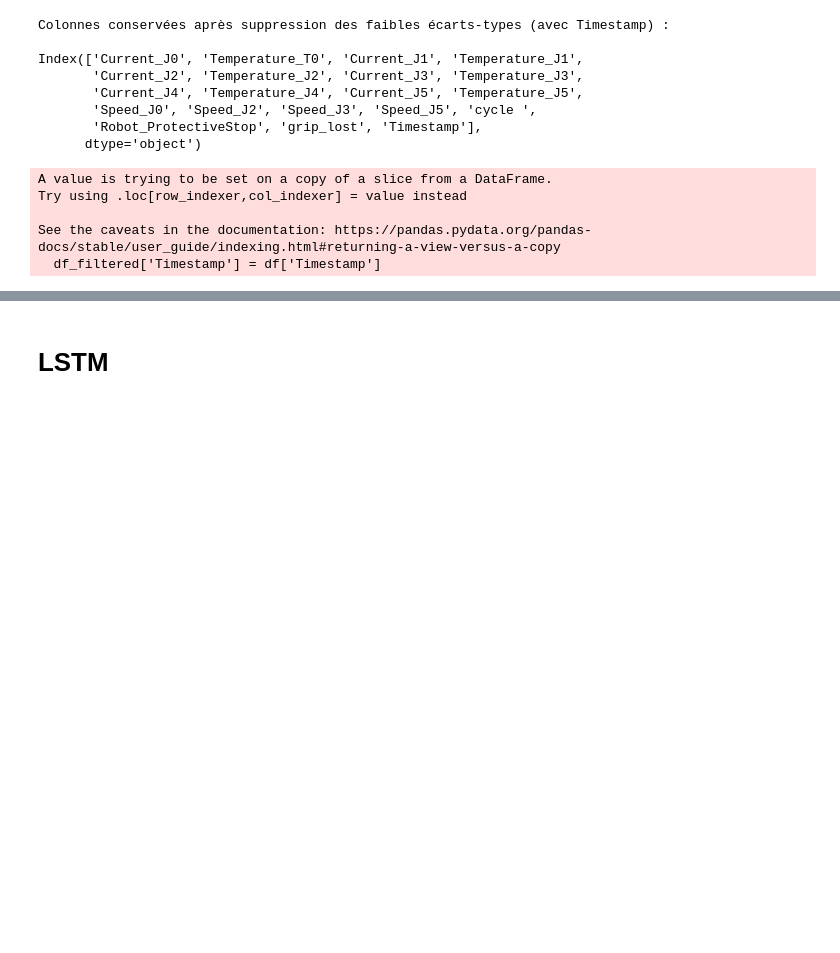
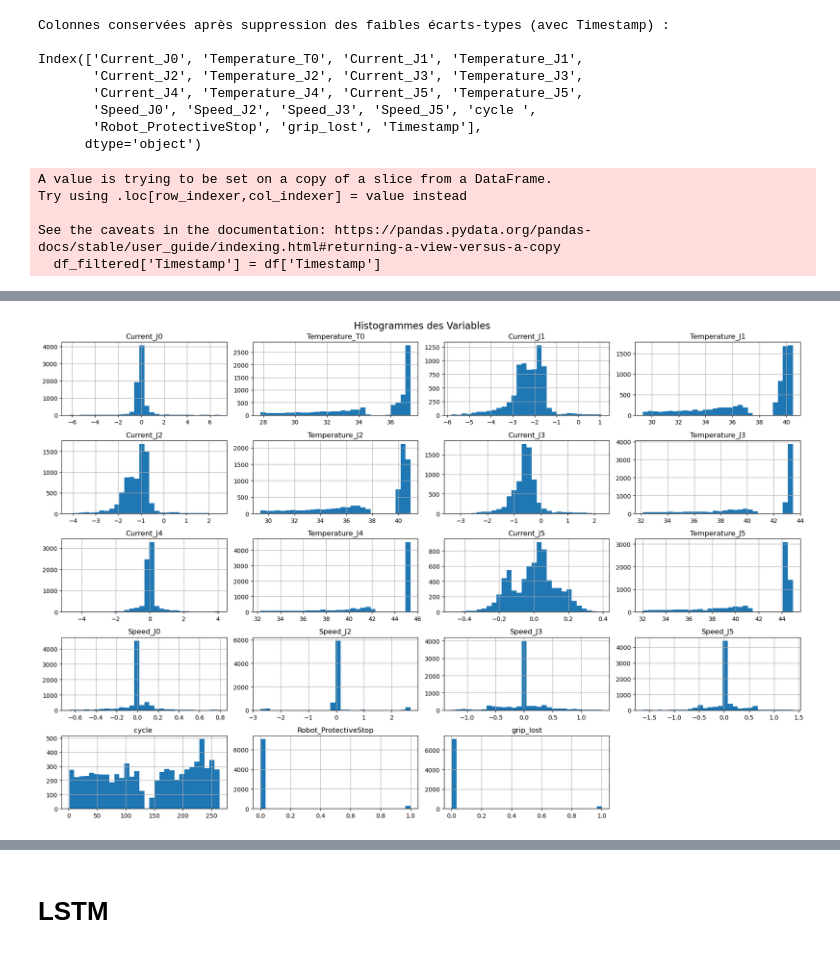
Before and after one commit to imayumi03/Projet_IA, a Jupyter notebook: model.ipynb, the cells around one changed output, grey strips where cells are left out. Cells and saved outputs as stored; diff of their text form; code cells hidden in the pictures; blank space fills up the shorter version.

```diff
--- a/model.ipynb
+++ b/model.ipynb
@@ -206,0 +196,7 @@ See the caveats in the documentation: https://pandas.pydata.org/pandas-docs/stab
+# %%
+vis_data.hist(figsize=(18, 12), bins=30)
+plt.suptitle("Histogrammes des Variables", fontsize=16)
+plt.tight_layout()
+plt.show()
+# %% [output]
+[figure, added]
```
Also changed, not shown: parts of 24 cells of this notebook, 1 other file.
